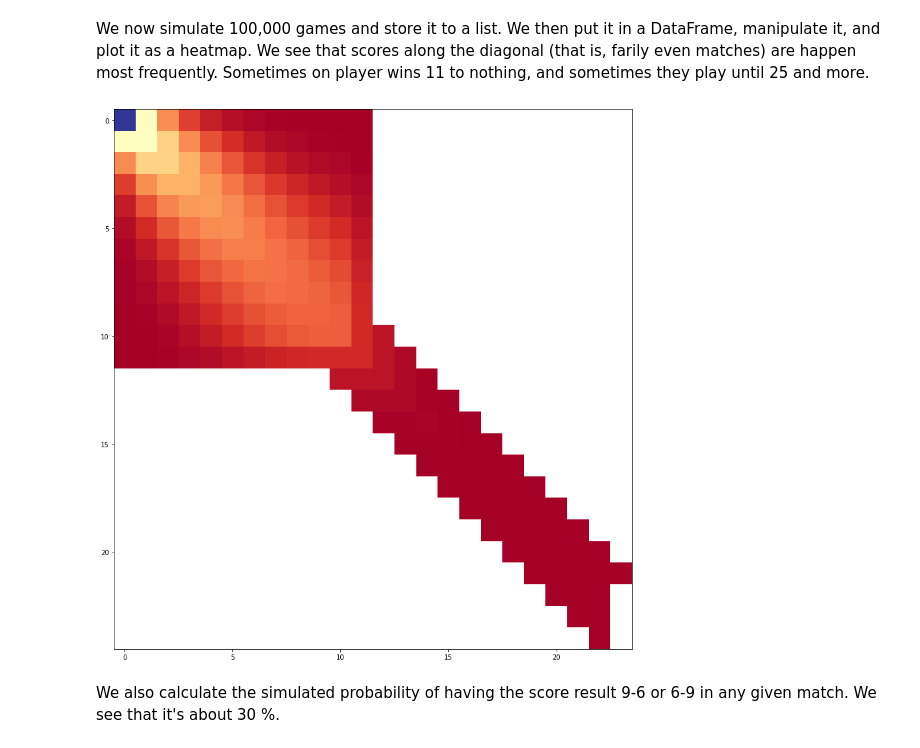
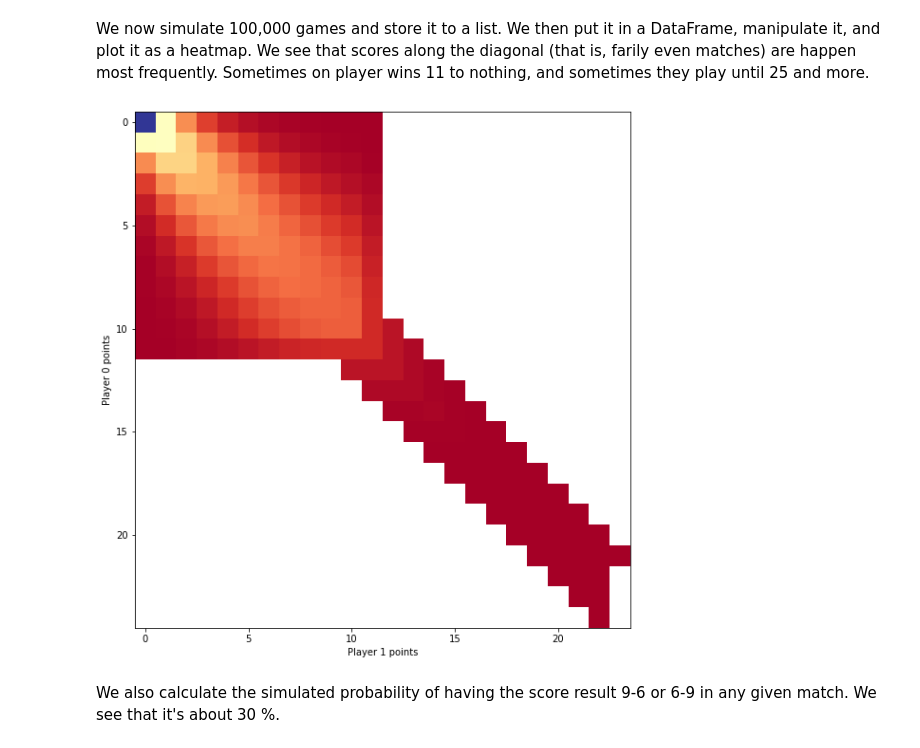
Before and after one commit to magnushelliesen/ping-pong-result-simulator, a Jupyter notebook: ping-pong-result-simulator.ipynb, the cells around one changed output. Drawn from its saved outputs; the diff is of its cells as text; code cells hidden in the pictures.

```diff
--- a/ping-pong-result-simulator.ipynb
+++ b/ping-pong-result-simulator.ipynb
@@ -14,5 +18,5 @@ We make a funciton that returns the result from a single exchange between two pl
 # %%
-def result_from_single_exchange(p0):
+def result_from_single_exchange(s0):
     random_uniform = random.uniform(0,1)
-    return (random_uniform <= p0), (random_uniform > p0)
+    return (random_uniform <= s0/(s0+1)), (random_uniform > s0/(s0+1))
 # %% [markdown]
@@ -20,8 +24,8 @@ Next, we make a function that simulates a whole game, that is a sequence of exch
 # %%
-def result_from_game(p0):
+def result_from_game(s0):
     scores_in_game = [(0, 0)]
     while (max(scores_in_game[-1][0], scores_in_game[-1][1]) < 11) or (abs(scores_in_game[-1][0]-scores_in_game[-1][1]) < 2):
-        player0_won, player1_won = result_from_single_exchange(p0)
+        player0_won, player1_won = result_from_single_exchange(s0)
         scores_in_game.append((scores_in_game[-1][0]+player0_won, scores_in_game[-1][1]+player1_won))
     return scores_in_game
 # %% [markdown]
@@ -42,33 +46,35 @@ example_game[-1]
 # %% [markdown]
 We generate a function that simulates $n$ games and stores all the results to a list. (We will be able to distinguish between games later because every game starts with 0-0.)
 # %%
-def game_simulator(p0, n, seed):
+def game_simulator(s0, n, seed):
     random.seed(seed)
     simulation_of_games = []
     for i in range(n):
-        simulation_of_games.extend(result_from_game(p0))
+        simulation_of_games.extend(result_from_game(s0))
     return simulation_of_games
 # %% [markdown]
 We now simulate 100,000 games and store it to a list. We then put it in a DataFrame, manipulate it, and plot it as a heatmap. We see that scores along the diagonal (that is, farily even matches) are happen most frequently. Sometimes on player wins 11 to nothing, and sometimes they play until 25 and more.
 # %%
-simulation_of_games = game_simulator(0.5, 100000, 1234)
+simulation_of_games = game_simulator(1, 100000, 1234)
 
-df = pd.DataFrame(simulation_of_games, columns=['player0_wins', 'player1_wins'])
+df = pd.DataFrame(simulation_of_games, columns=['player0_points', 'player1_points'])
 
 df_to_plot = (
-    pd.DataFrame(simulation_of_games, columns=['player0_wins', 'player1_wins'])
+    pd.DataFrame(simulation_of_games, columns=['player0_points', 'player1_points'])
     .assign(**{'': 1})
-    .groupby(['player0_wins', 'player1_wins'])
+    .groupby(['player0_points', 'player1_points'])
     .count()
     .reset_index()
-    .pivot_table(index=['player0_wins'], columns=['player1_wins'])
+    .pivot_table(index=['player0_points'], columns=['player1_points'])
 )
 
-plt.figure(figsize=(15,15))
+plt.figure(figsize=(10,10))
 plt.imshow(df_to_plot, cmap ="RdYlBu")
+plt.ylabel('Player 0 points')
+plt.xlabel('Player 1 points')
 plt.show()
 # %% [output]
-[figure, old version]
+[figure, new version]
 # %% [markdown]
 We also calculate the simulated probability of having the score result 9-6 or 6-9 in any given match. We see that it's about 30 %.
 # %%
```
Also changed, not shown: parts of 7 cells of this notebook.
